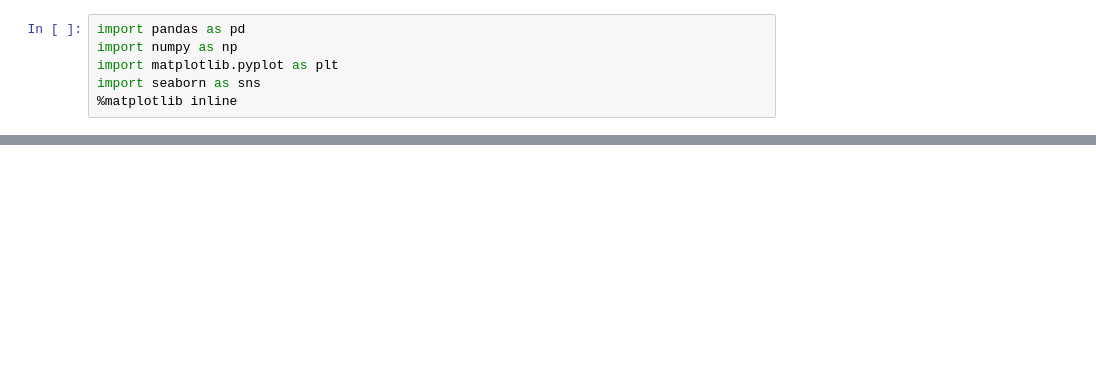
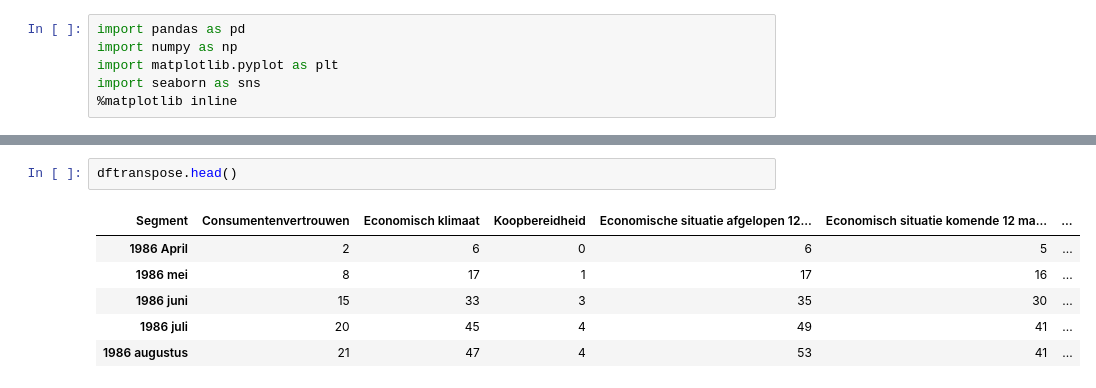
Before and after one commit to paauwp/CBS-Analyse, a Jupyter notebook: Consumentenvertrouwen.ipynb, the cells around one changed output, grey strips where cells are left out. Saved outputs shown, nothing was run; the diff lists cells and outputs as text; blank space fills up the shorter version.

```diff
--- a/Consumentenvertrouwen.ipynb
+++ b/Consumentenvertrouwen.ipynb
@@ -18,0 +22,9 @@ dataframe.head()
+# %%
+dftranspose.head()
+# %% [output]
+| Segment | Consumentenvertrouwen | Economisch klimaat | Koopbereidheid | Economische situatie afgelopen 12... | Economisch situatie komende 12 ma... | ... |
+| 1986 April | 2 | 6 | 0 | 6 | 5 | ... |
+| 1986 mei | 8 | 17 | 1 | 17 | 16 | ... |
+| 1986 juni | 15 | 33 | 3 | 35 | 30 | ... |
+| 1986 juli | 20 | 45 | 4 | 49 | 41 | ... |
+| 1986 augustus | 21 | 47 | 4 | 53 | 41 | ... |
```
Also changed, not shown: parts of 5 cells of this notebook.
